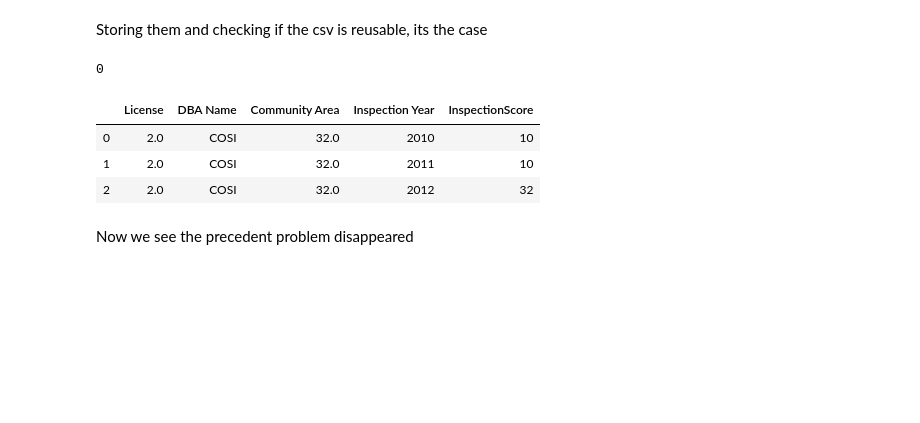
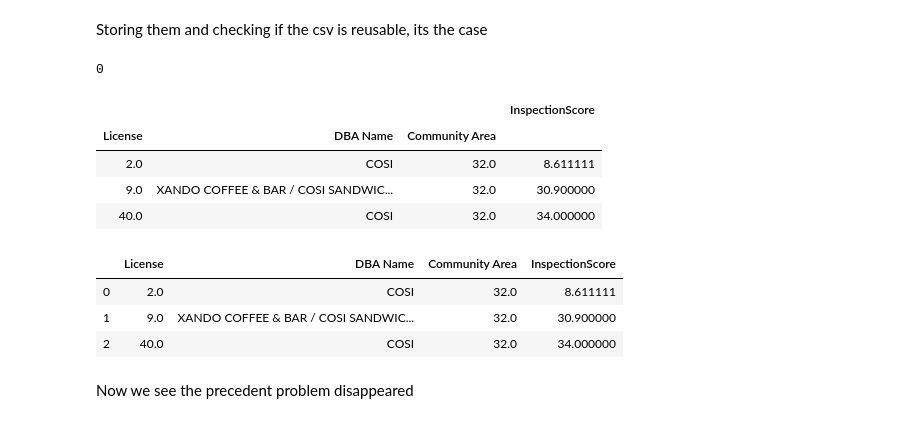
Before and after one commit to clairebilat/ada-2019-project-lost-and-found, a Jupyter notebook: Milestone-3.ipynb, the cells around one changed output. Cells and saved outputs as stored; diff of their text form; code cells hidden in the pictures; blank space fills up the shorter version.

```diff
--- a/Milestone-3.ipynb
+++ b/Milestone-3.ipynb
@@ -1160,10 +1191,14 @@ duplicates = eat_seat_facility[eat_seat_facility.duplicated(['License','DBA Name
 len(duplicates)
 # %% [output]
 0
+# %%
+eat_seat_facility_2 = eat_seat_facility[['License','DBA Name','Community Area','InspectionScore']].copy()\
+                    .groupby(['License','DBA Name','Community Area']).mean()
 # %%
-eat_seat_facility.head(3)
+eat_seat_facility_2.head(3)
 # %% [output]
-|  | License | DBA Name | Community Area | Inspection Year | InspectionScore |
-| 0 | 2.0 | COSI | 32.0 | 2010 | 10 |
-| 1 | 2.0 | COSI | 32.0 | 2011 | 10 |
-| 2 | 2.0 | COSI | 32.0 | 2012 | 32 |
+|  |  |  | InspectionScore |
+| License | DBA Name | Community Area |  |
+| 2.0 | COSI | 32.0 | 8.611111 |
+| 9.0 | XANDO COFFEE & BAR / COSI SANDWIC... | 32.0 | 30.900000 |
+| 40.0 | COSI | 32.0 | 34.000000 |
@@ -1170,3 +1209,10 @@ eat_seat_facility.head(3)
+# %%
+eat_seat_facility_2.head(3)
+# %% [output]
+|  | License | DBA Name | Community Area | InspectionScore |
+| 0 | 2.0 | COSI | 32.0 | 8.611111 |
+| 1 | 9.0 | XANDO COFFEE & BAR / COSI SANDWIC... | 32.0 | 30.900000 |
+| 2 | 40.0 | COSI | 32.0 | 34.000000 |
 # %% [markdown]
 Now we see the precedent problem disappeared
 # %% [markdown]
```
Also changed, not shown: parts of 27 cells of this notebook.
